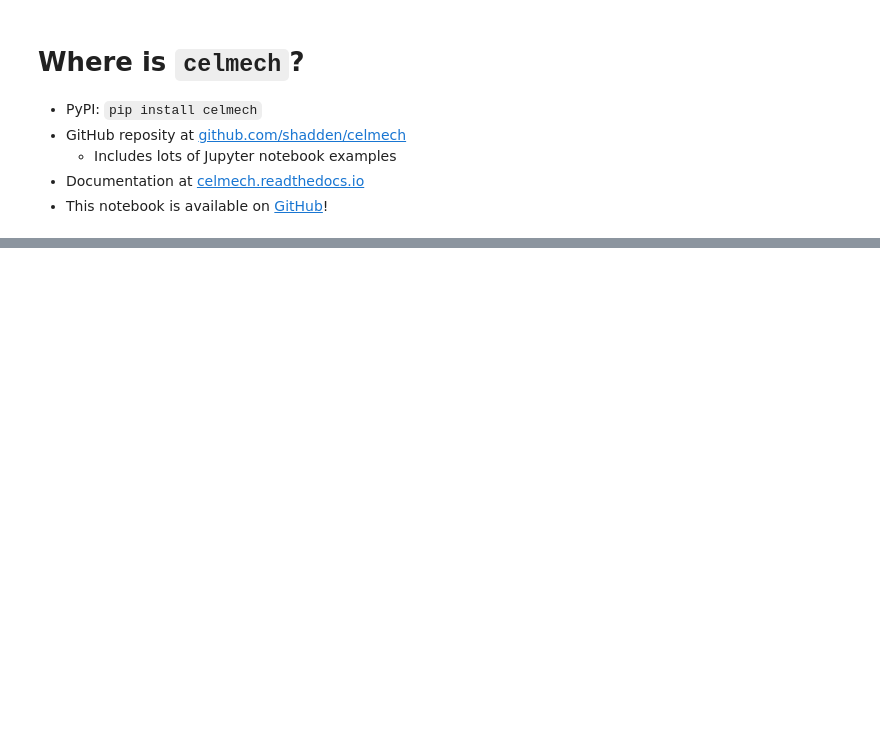
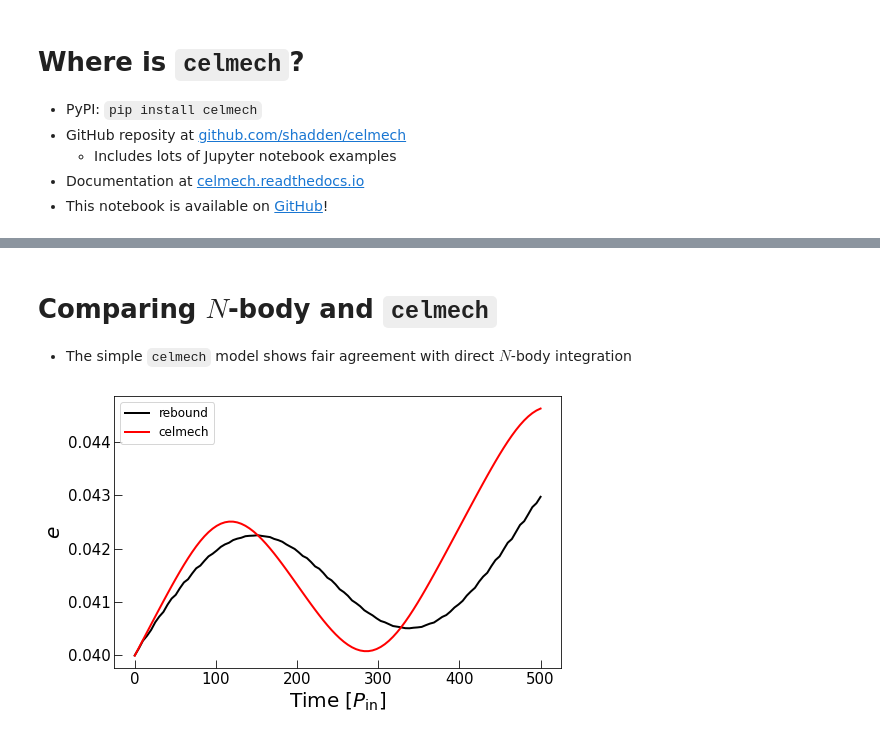
Before and after one commit to shadden/CelmechTutorial_SaoPauloState_Aug2022, a Jupyter notebook: CelmechTutorial_SaoPauloState_Aug2022.ipynb, the cells around one changed output, grey strips where cells are left out. Saved outputs shown, nothing was run; the diff lists cells and outputs as text; code cells hidden in the pictures; blank space fills up the shorter version.

```diff
--- a/CelmechTutorial_SaoPauloState_Aug2022.ipynb
+++ b/CelmechTutorial_SaoPauloState_Aug2022.ipynb
@@ -31,0 +84,4 @@ init_printing()
+# %%
+from celmech import Poincare, PoincareHamiltonian
+poincare_particles = Poincare.from_Simulation(rebound_sim)
+Hp = PoincareHamiltonian(poincare_particles)
@@ -31,0 +152,2 @@ init_printing()
+# %%
+Hp.add_MMR_terms(p=3,q=1,max_order=1,indexIn=1,indexOut=2)
@@ -31,0 +171,30 @@ init_printing()
+# %%
+rebound_particles = rebound_sim.particles
+celmech_particles = Hp.particles
+
+# times to save output
+times = np.linspace(0,500 * rebound_particles[1].P,100)
+
+# Arrays to store results
+eIn_rebound,eIn_celmech = np.zeros((2,100))
+
+# Main integration loop
+for i,t in enumerate(times):
+    rebound_sim.integrate(t)
+    Hp.integrate(t)
+    # save eccentricity of inner planet
+    eIn_rebound[i] = rebound_particles[1].e
+    eIn_celmech[i] = celmech_particles[1].e
+# %% [markdown]
+# Comparing $N$-body and ``celmech``
+- The simple ``celmech`` model shows fair agreement with direct $N$-body integration
+# %%
+fig,ax = plt.subplots(1,sharex=True,figsize=(8,5))
+plt.tick_params(labelsize=15,direction='in',size=8)
+ax.plot(times,eIn_rebound,color='k',lw=2,label='rebound')
+ax.plot(times,eIn_celmech,color='r',lw=2,label='celmech')
+ax.set_ylabel(r"$e$",fontsize=20)
+ax.legend(fontsize=12)
+ax.set_xlabel(r"Time [$P_\mathrm{in}$]",fontsize=20);
+# %% [output]
+[figure, added]
```
Also changed, not shown: parts of 42 cells of this notebook.
